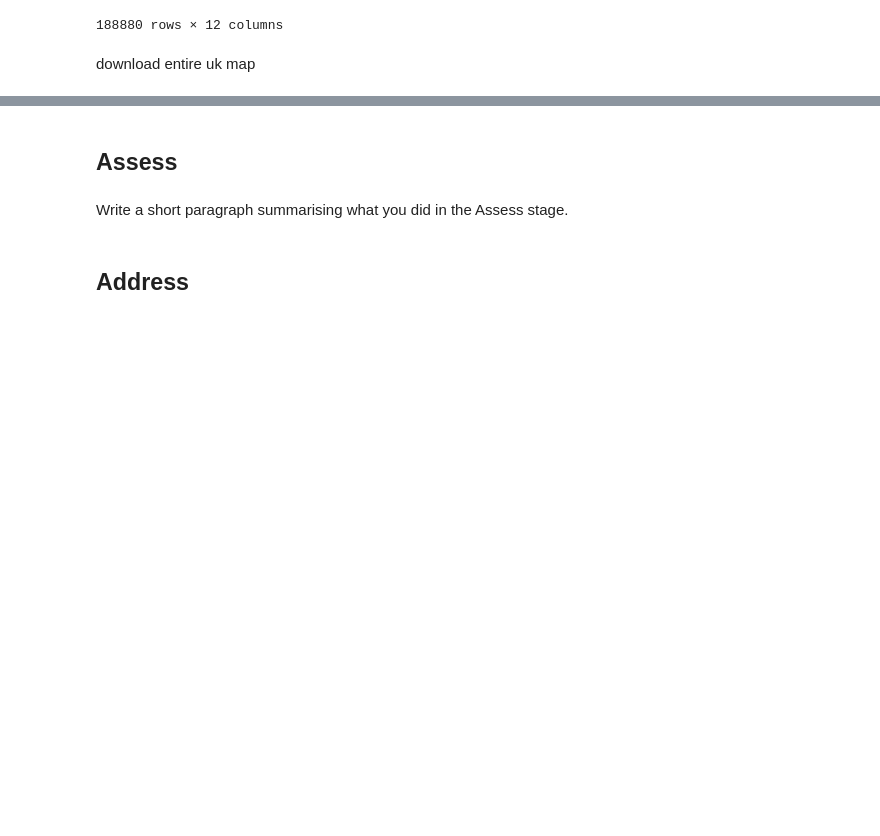
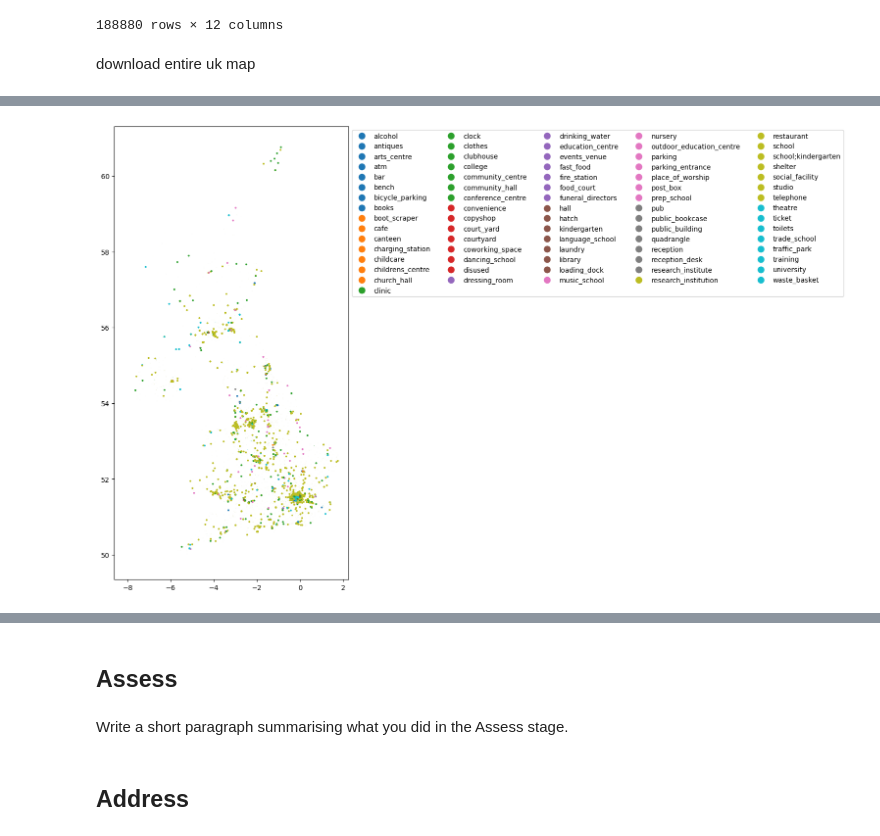
Before and after one commit to Pidongg/pz286_ads_2024, a Jupyter notebook: ads_course_assessment.ipynb, the cells around one changed output, grey strips where cells are left out. Drawn from its saved outputs; the diff is of its cells as text; code cells hidden in the pictures; blank space fills up the shorter version.

```diff
--- a/ads_course_assessment.ipynb
+++ b/ads_course_assessment.ipynb
@@ -494,0 +460,5 @@ Successfully installed cykhash-2.0.1 pyrobuf-0.9.3 pyrosm-0.6.2 python-rapidjson
+# %%
+from pyrosm import OSM
+
+# Read the file
+osm = OSM("output.osm.pbf")
@@ -494,0 +522,7 @@ Successfully installed cykhash-2.0.1 pyrobuf-0.9.3 pyrosm-0.6.2 python-rapidjson
+# %%
+pois = osm.get_pois()
+pois["poi_type"] = pois["amenity"]
+pois["poi_type"] = pois["poi_type"].fillna(pois["shop"])
+ax = pois.plot(column='poi_type', markersize=3, figsize=(12,12), legend=True, legend_kwds=dict(loc='upper left', ncol=5, bbox_to_anchor=(1, 1)))
+# %% [output]
+[figure, added]
```
Also changed, not shown: parts of 17 cells of this notebook.
